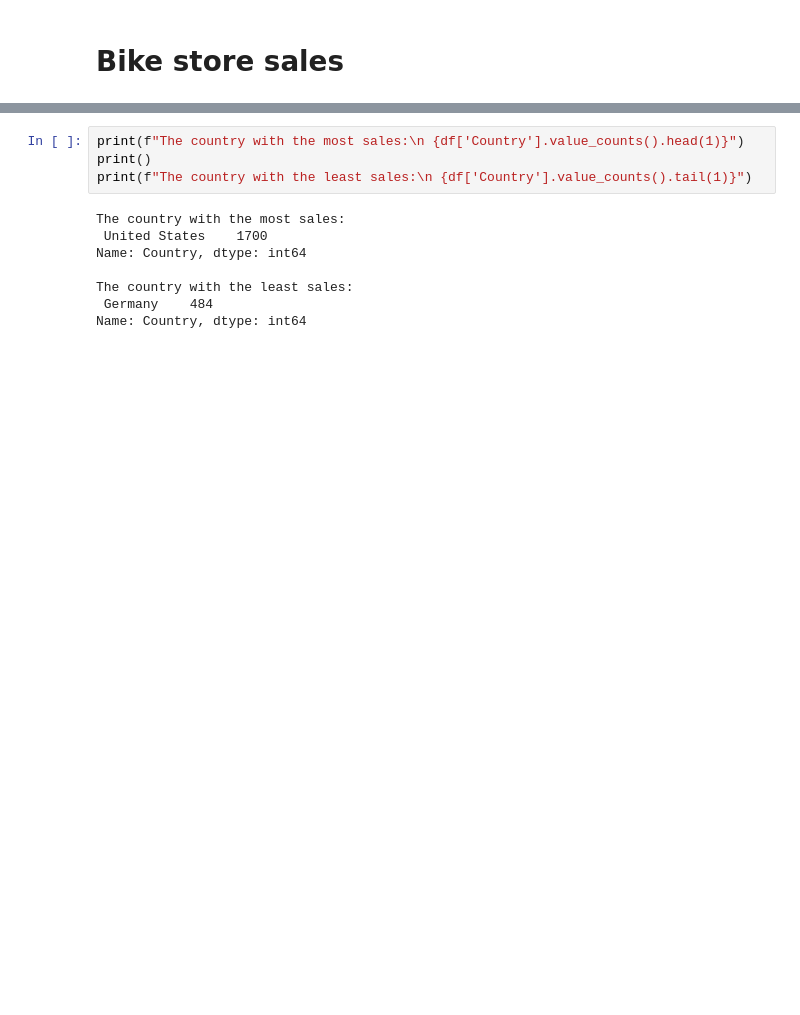
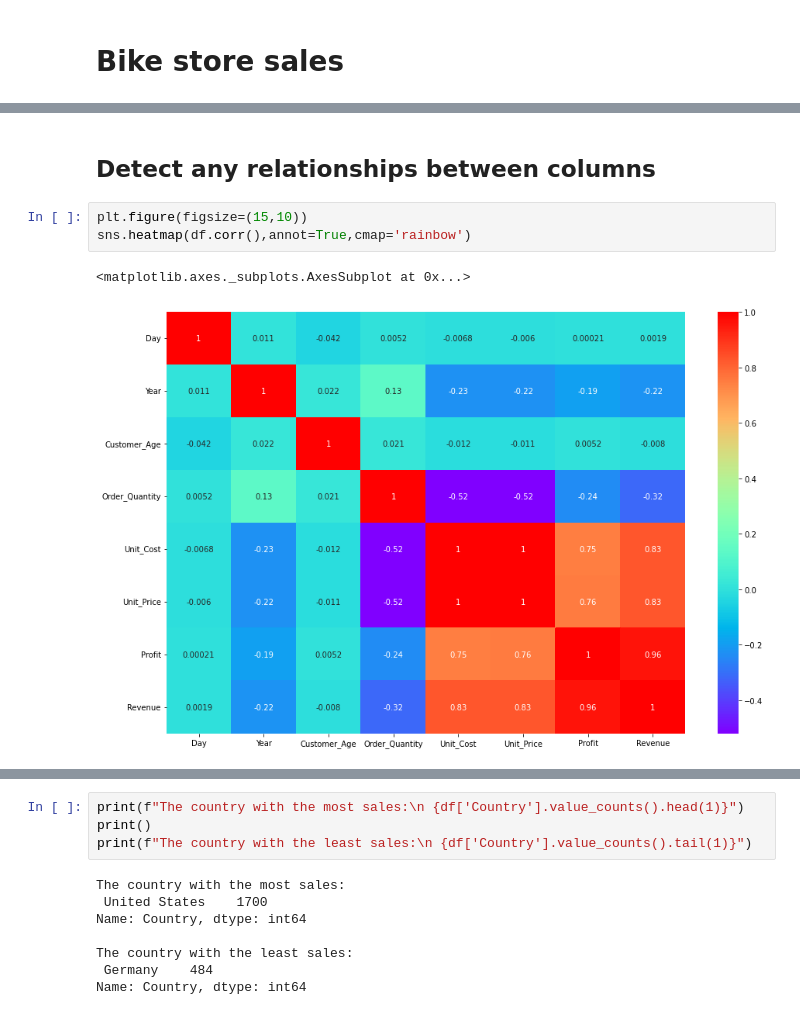
Before and after one commit to lalesafarzade/analysis-and-visualize, a Jupyter notebook: store_sale/store_sale.ipynb, the cells around one changed output, grey strips where cells are left out. Cells and saved outputs as stored; diff of their text form; blank space fills up the shorter version.

```diff
--- a/store_sale/store_sale.ipynb
+++ b/store_sale/store_sale.ipynb
@@ -92,0 +61,8 @@ df['Year'].value_counts().plot(kind='pie')
+# %% [markdown]
+## Detect any relationships between columns
+# %%
+plt.figure(figsize=(15,10))
+sns.heatmap(df.corr(),annot=True,cmap='rainbow')
+# %% [output]
+<matplotlib.axes._subplots.AxesSubplot at 0x...>
+[figure, added]
```
Also changed, not shown: parts of 34 cells of this notebook.
